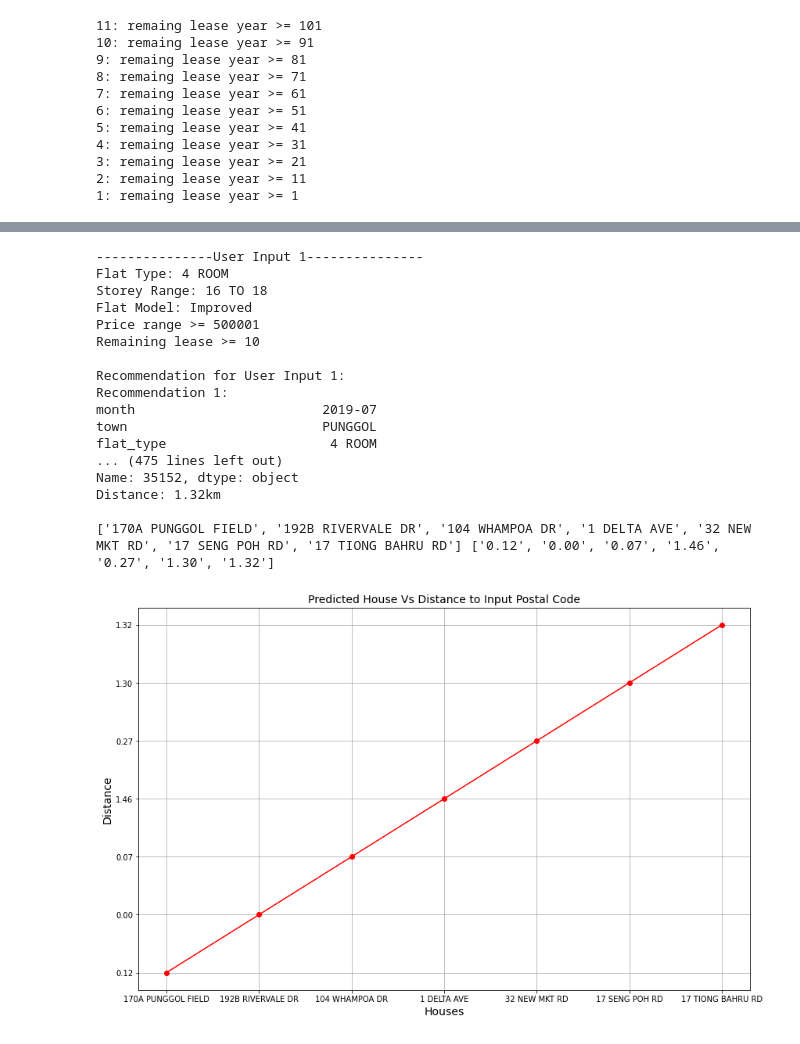
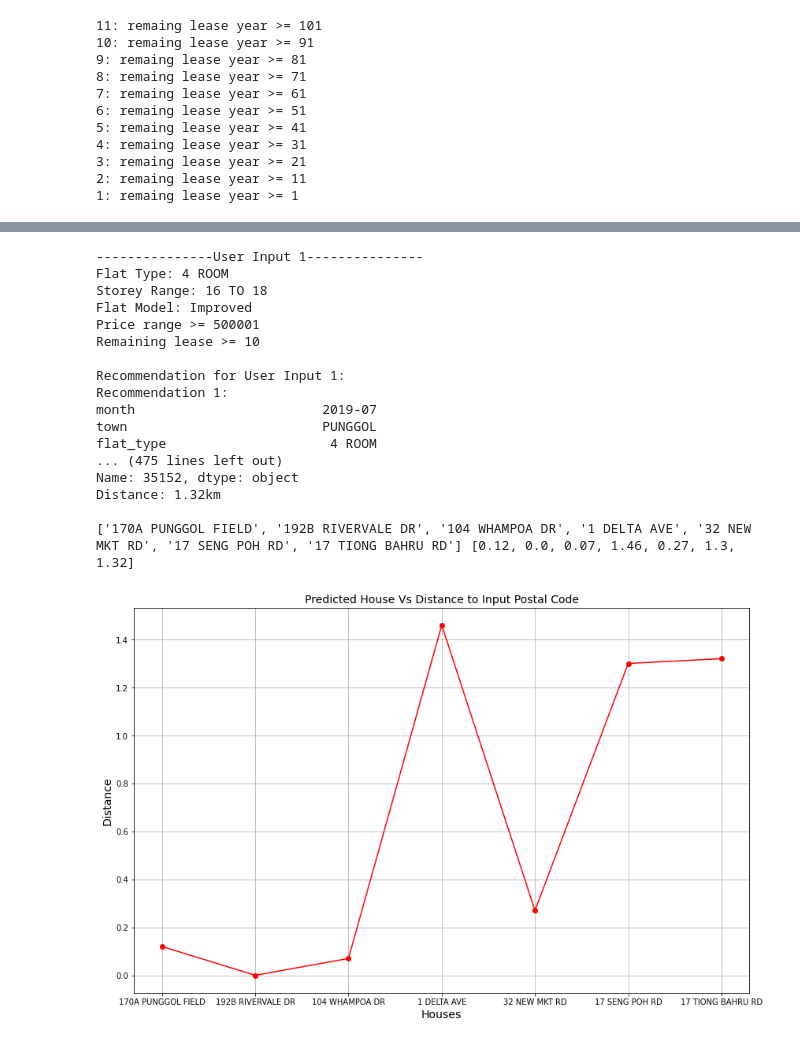
Before and after one commit to WeichenTeo/CSC3005-Data-Analytics, a Jupyter notebook: DataAnalytics.ipynb, the cells around one changed output, grey strips where cells are left out. Saved outputs shown, nothing was run; the diff lists cells and outputs as text; code cells hidden in the pictures.

```diff
--- a/DataAnalytics.ipynb
+++ b/DataAnalytics.ipynb
@@ -632,33 +636,33 @@ for i, item in enumerate(distanceArr):
         print("Recommendation "+ str(n+1) +": \n"+ str(flat))
         print("Distance: "+ dist+ "km\n")
         loc = flat['block'] + " " + flat['street_name']
         if not loc in location:
-            distance.append(dist)
+            distance.append(float(dist))
             location.append(loc)
 print(location, distance)
 plt.figure(figsize=(14,9))
 plt.plot(location, distance, color='red', marker='o')
 plt.title('Predicted House Vs Distance to Input Postal Code', fontsize=14)
 plt.xlabel('Houses', fontsize=14)
 plt.ylabel('Distance', fontsize=14)
 plt.grid(True)
 plt.show()
 # %% [output]
 ---------------User Input 1---------------
 Flat Type: 4 ROOM
 Storey Range: 16 TO 18
 Flat Model: Improved
 Price range >= 500001
 Remaining lease >= 10
 
 Recommendation for User Input 1:
 Recommendation 1:
 month                        2019-07
 town                         PUNGGOL
 flat_type                     4 ROOM
 ... (475 lines left out)
 Name: 35152, dtype: object
 Distance: 1.32km
 
-['170A PUNGGOL FIELD', '192B RIVERVALE DR', '104 WHAMPOA DR', '1 DELTA AVE', '32 NEW MKT RD', '17 SENG POH RD', '17 TIONG BAHRU RD'] ['0.12', '0.00', '0.07', '1.46', '0.27', '1.30', '1.32']
+['170A PUNGGOL FIELD', '192B RIVERVALE DR', '104 WHAMPOA DR', '1 DELTA AVE', '32 NEW MKT RD', '17 SENG POH RD', '17 TIONG BAHRU RD'] [0.12, 0.0, 0.07, 1.46, 0.27, 1.3, 1.32]
-[figure, old version]
+[figure, new version]
```
Also changed, not shown: parts of 4 cells of this notebook.
